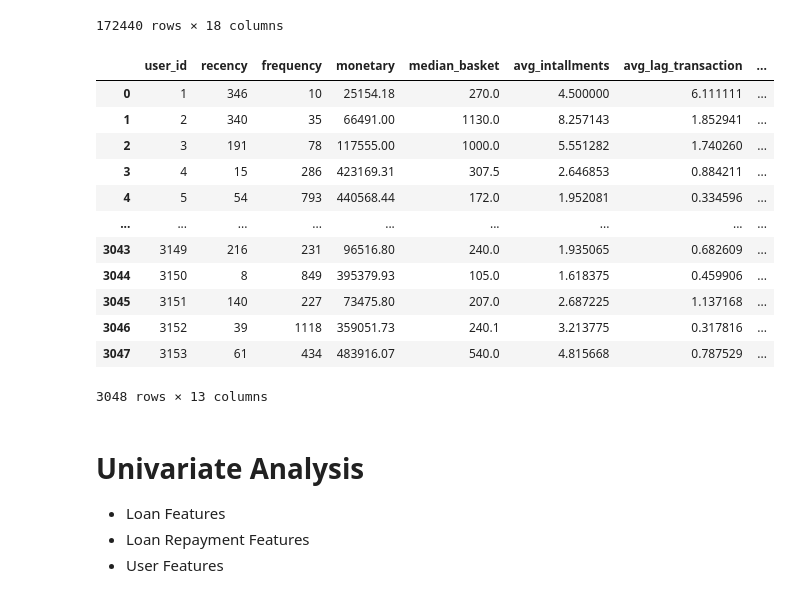
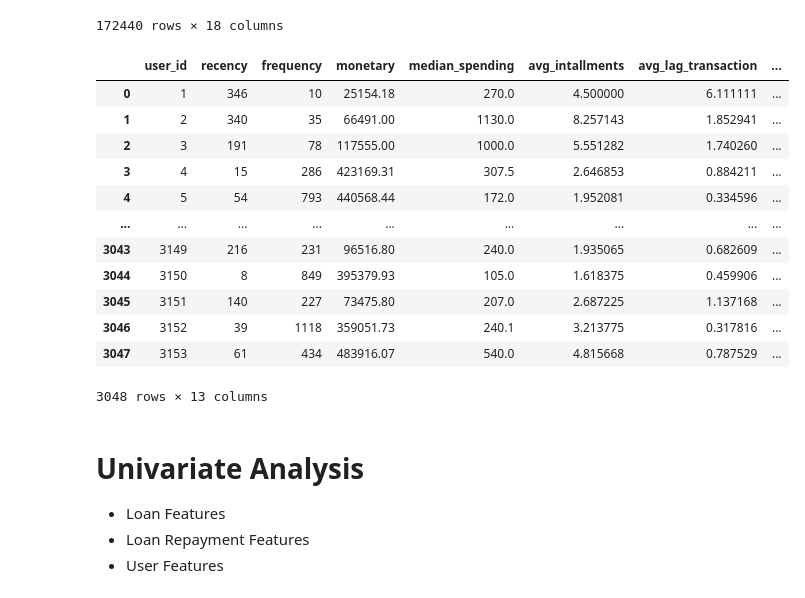
Before and after one commit to lamproslntz/loan-repayment-analysis, a Jupyter notebook: notebooks/data_analysis.ipynb, the cells around one changed output. Cells and saved outputs as stored; diff of their text form; code cells hidden in the pictures.

Commit message:
feat: completed exploratory analysis (user segments, loan repayment profile)

```diff
--- a/notebooks/data_analysis.ipynb
+++ b/notebooks/data_analysis.ipynb
@@ -82,9 +82,11 @@ df_loan_repayments
 # %%
 df_users = pd.read_pickle("../data/processed/df_users.pkl")
 
+df_users["rate_transactions_installment"] = df_users["rate_transactions_installment"].astype(float)
+
 df_users
 # %% [output]
-|  | user_id | recency | frequency | monetary | median_basket | avg_intallments | avg_lag_transaction | ... |
+|  | user_id | recency | frequency | monetary | median_spending | avg_intallments | avg_lag_transaction | ... |
 | 0 | 1 | 346 | 10 | 25154.18 | 270.0 | 4.500000 | 6.111111 | ... |
 | 1 | 2 | 340 | 35 | 66491.00 | 1130.0 | 8.257143 | 1.852941 | ... |
 | 2 | 3 | 191 | 78 | 117555.00 | 1000.0 | 5.551282 | 1.740260 | ... |
```
Also changed, not shown: parts of 69 cells of this notebook, 12 other files.
